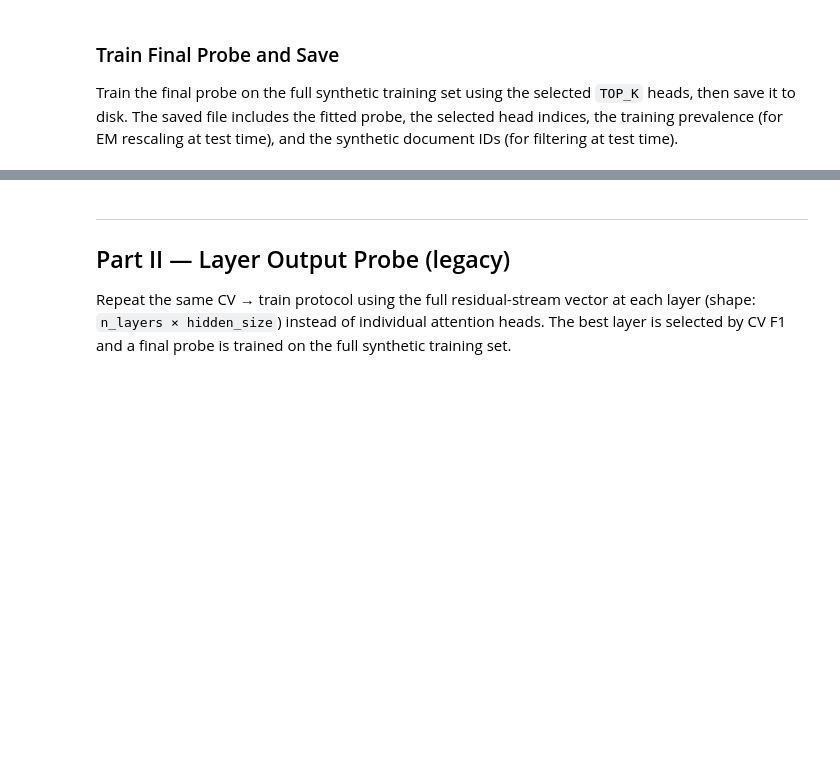
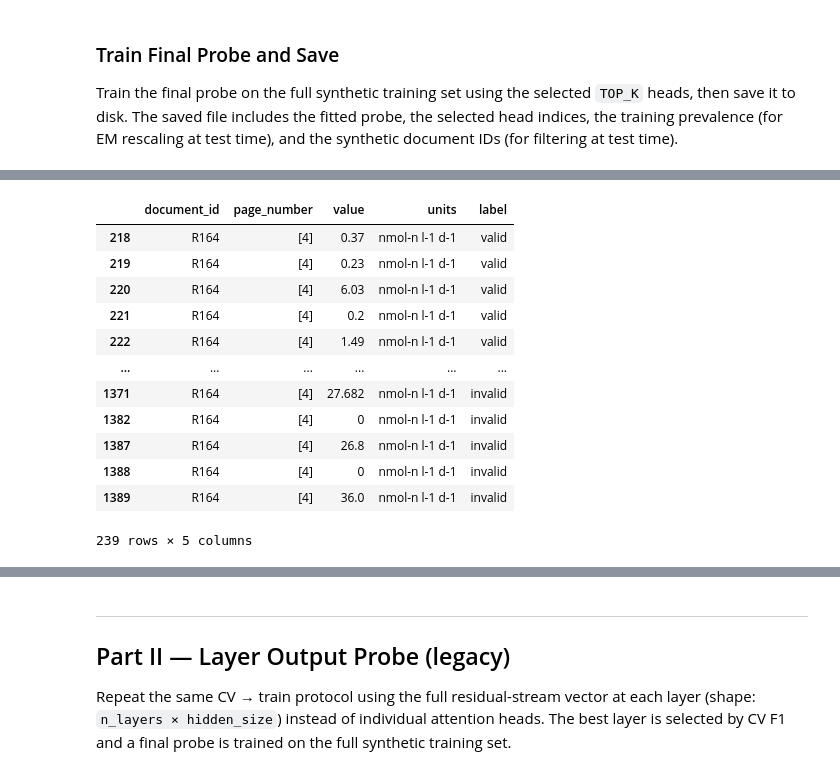
Before and after one commit to kevinqnb/scholarlm, a Jupyter notebook: analysis/synthetic_probe_train.ipynb, the cells around one changed output, grey strips where cells are left out. Cells and saved outputs as stored; diff of their text form; code cells hidden in the pictures; blank space fills up the shorter version.

```diff
--- a/analysis/synthetic_probe_train.ipynb
+++ b/analysis/synthetic_probe_train.ipynb
@@ -269,0 +358,16 @@ time), and the synthetic document IDs (for filtering at test time).
+# %%
+syn_df[(analysis_df['db_cluster'] == 1).values].loc[:, ['document_id', 'page_number', 'value', 'units', 'label']]
+# %% [output]
+|  | document_id | page_number | value | units | label |
+| 218 | R164 | [4] | 0.37 | nmol-n l-1 d-1 | valid |
+| 219 | R164 | [4] | 0.23 | nmol-n l-1 d-1 | valid |
+| 220 | R164 | [4] | 6.03 | nmol-n l-1 d-1 | valid |
+| 221 | R164 | [4] | 0.2 | nmol-n l-1 d-1 | valid |
+| 222 | R164 | [4] | 1.49 | nmol-n l-1 d-1 | valid |
+| ... | ... | ... | ... | ... | ... |
+| 1371 | R164 | [4] | 27.682 | nmol-n l-1 d-1 | invalid |
+| 1382 | R164 | [4] | 0 | nmol-n l-1 d-1 | invalid |
+| 1387 | R164 | [4] | 26.8 | nmol-n l-1 d-1 | invalid |
+| 1388 | R164 | [4] | 0 | nmol-n l-1 d-1 | invalid |
+| 1389 | R164 | [4] | 36.0 | nmol-n l-1 d-1 | invalid |
+239 rows × 5 columns
```
Also changed, not shown: parts of 15 cells of this notebook, 4 other files.
